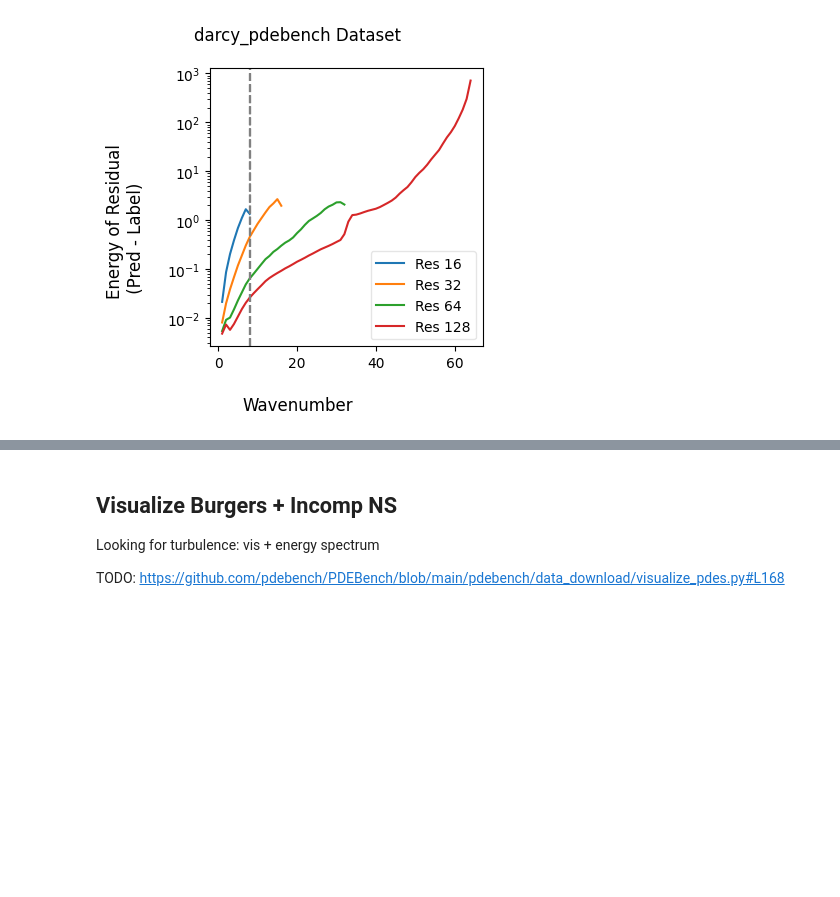
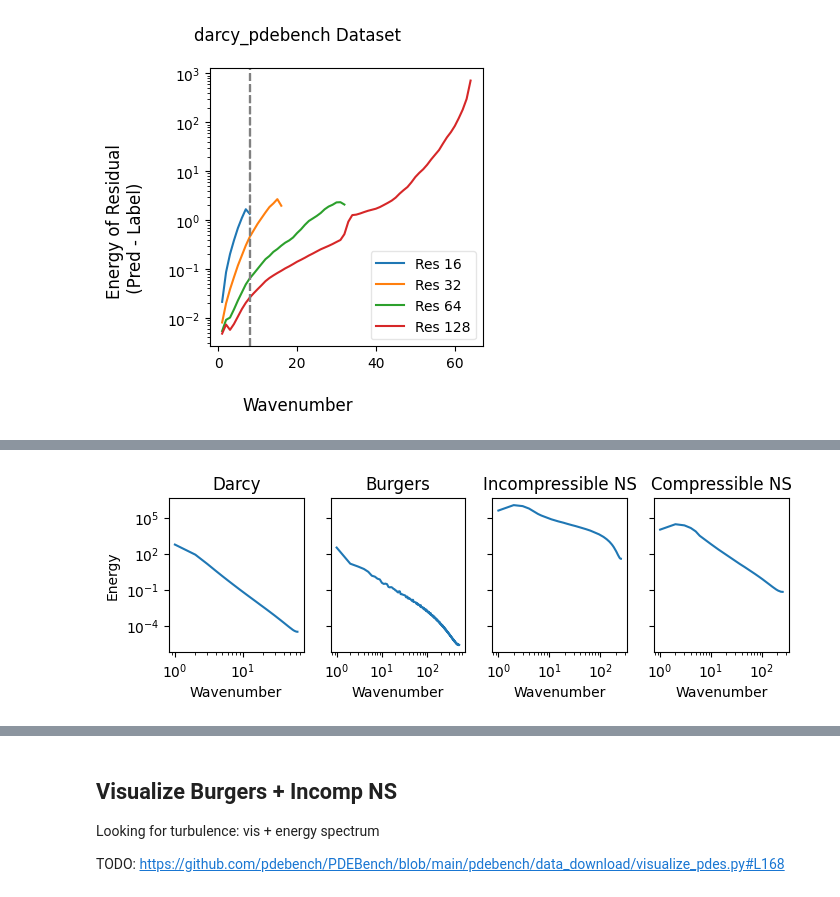
Before and after one commit to msakarvadia/operator_aliasing, a Jupyter notebook: notebooks/figures.ipynb, the cells around one changed output, grey strips where cells are left out. Drawn from its saved outputs; the diff is of its cells as text; code cells hidden in the pictures; blank space fills up the shorter version.

```diff
--- a/notebooks/figures.ipynb
+++ b/notebooks/figures.ipynb
@@ -127,12 +153,0 @@ RuntimeError: Attempting to deserialize object on a CUDA device but torch.cuda.i
-# %%
-dataset = get_dataset(
-    dataset_name=dataset_name,
-    filter_lim=filter_lim,
-    img_size=128,
-    downsample_dim=downsample_dim,
-    train=False,
-    initial_steps=initial_steps,
-    model_name=model_name,
-    darcy_forcing_term=darcy_forcing_term,
-    burger_viscosity=burger_viscosity,
-)
@@ -258,0 +273,78 @@ Do this w/ error bars for the time-varying data
+# %%
+fig, axs = plt.subplots(1, 4, sharey='row', figsize=(8, 2))
+
+for x_idx, dataset_name in enumerate(['darcy_pdebench', 'burgers_pdebench','incomp_ns_pdebench','ns_pdebench']):
+    if "burgers" in dataset_name:
+        print("1d energy")
+        energy_curve_func = get_energy_curve_1d
+    else:
+        print("2d energy")
+        energy_curve_func = get_energy_curve
+
+    print(f"{dataset_name=}")
+    batch_size = 128
+    batch_size = 128
+    in_channels = 10
+    out_channels = 1
+    initial_steps = 10
+    filter_lim = -1
+    downsample_dim = -1
+
+    model_name = 'FNO2D'
+    darcy_forcing_term = 1.0
+    burger_viscosity = 0.001
+    comp_ns_params = ['Turb', 1.0, 1e-08, 1e-08, 'periodic', 512]
+    seed = 0
+    if dataset_name == 'darcy_pdebench':
+        img_sizes = [128, 64, 32, 16]
+        batch_size = 128
+        in_channels = 1
+        initial_steps = 1
+        title = "Darcy"
+
+    if dataset_name == 'burgers_pdebench':
+        img_sizes = [128, 256, 512, 1024]
+        batch_size = 64
+        model_name = 'FNO1D'
+        title = "Burgers"
+
+    if dataset_name == 'incomp_ns_pdebench':
+        img_sizes = [17, 85, 255, 510]
+        batch_size = 4
+        title = "Incompressible NS"
+
+    if dataset_name == 'ns_pdebench':
+        batch_size = 4
+        in_channels = 40
+        out_channels = 4
+        title = "Compressible NS"
+
+    dataset = get_dataset(
+        dataset_name=dataset_name,
+        filter_lim=filter_lim,
+        img_size='na',
+        downsample_dim=downsample_dim,
+        train=False,
+        initial_steps=initial_steps,
+        model_name=model_name,
+        darcy_forcing_term=darcy_forcing_term,
+        burger_viscosity=burger_viscosity,
+        batch_size = 128,
+        seed = 0,
+        resolution_ratios=[1,0,0,0],
+        comp_ns_params=comp_ns_params,
+    )
+    labels = torch.concat([dataset[i]['y'] for i in range(len(dataset))])
+    if dataset_name == "ns_pdebench":
+        labels = labels[:,:,2,...] # choose specific channel [density, pressure, X Vel, Y Vel]
+    label_spectrum = energy_curve_func(labels)
+
+    x = np.linspace(1, len(label_spectrum), len(label_spectrum))
+    axs[x_idx].plot(x, label_spectrum)
+    axs[x_idx].set_yscale('log')
+    axs[x_idx].set_xscale('log')
+    axs[x_idx].set_title(title)
+    axs[x_idx].set_xlabel(f"Wavenumber")
+    if x_idx == 0:
+        axs[x_idx].set_ylabel(f"Energy")
+# %% [output]
@@ -258,0 +368 @@ Do this w/ error bars for the time-varying data
+[figure, added]
```
Also changed, not shown: parts of 16 cells of this notebook.
